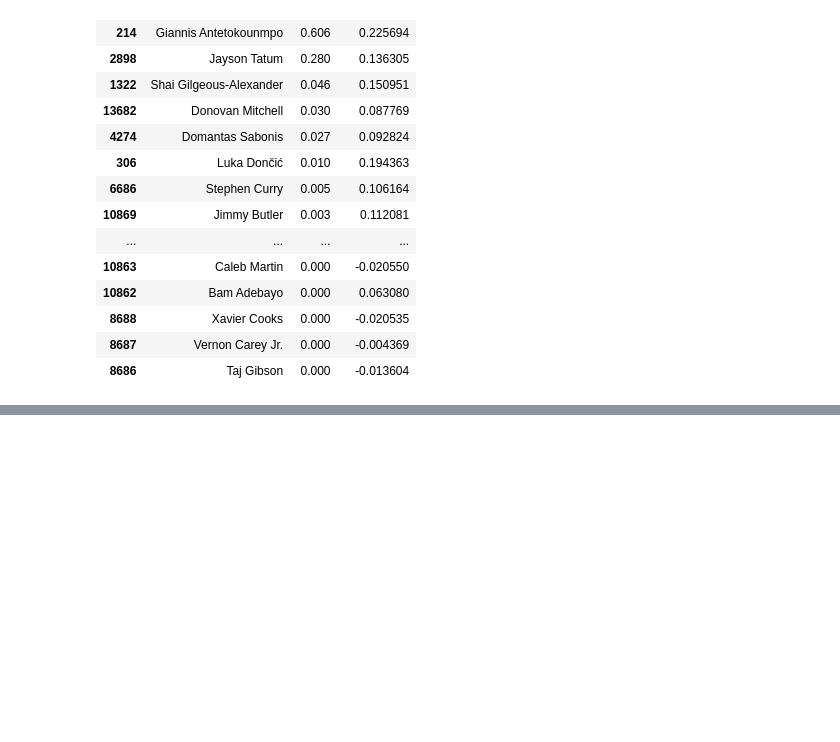
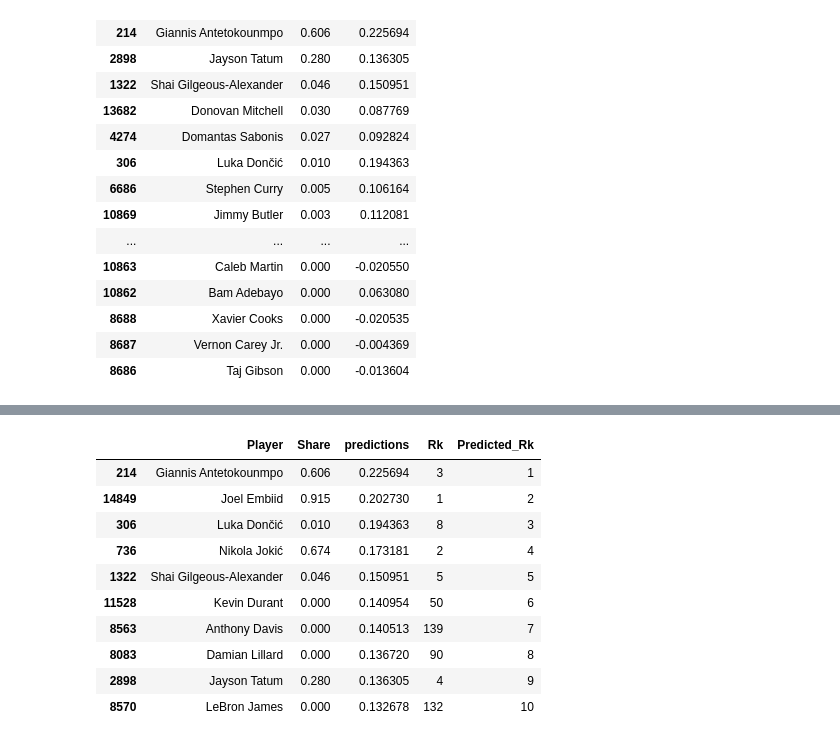
Before and after one commit to jhsu0811/nba-mvp-predictor, a Jupyter notebook: machine_learning.ipynb, the cells around one changed output, grey strips where cells are left out. Drawn from its saved outputs; the diff is of its cells as text; code cells hidden in the pictures; blank space fills up the shorter version.

```diff
--- a/machine_learning.ipynb
+++ b/machine_learning.ipynb
@@ -129,0 +154,3 @@ combination.sort_values("Share", ascending=False).head(20)
+# %%
+combination = combination.sort_values("Share", ascending=False)
+combination["Rk"] = list(range(1,combination.shape[0]+1))
@@ -129,0 +171,17 @@ combination.sort_values("Share", ascending=False).head(20)
+# %%
+combination = combination.sort_values("predictions", ascending=False)
+combination["Predicted_Rk"] = list(range(1,combination.shape[0]+1))
+# %%
+combination.head(10)
+# %% [output]
+|  | Player | Share | predictions | Rk | Predicted_Rk |
+| 214 | Giannis Antetokounmpo | 0.606 | 0.225694 | 3 | 1 |
+| 14849 | Joel Embiid | 0.915 | 0.202730 | 1 | 2 |
+| 306 | Luka Dončić | 0.010 | 0.194363 | 8 | 3 |
+| 736 | Nikola Jokić | 0.674 | 0.173181 | 2 | 4 |
+| 1322 | Shai Gilgeous-Alexander | 0.046 | 0.150951 | 5 | 5 |
+| 11528 | Kevin Durant | 0.000 | 0.140954 | 50 | 6 |
+| 8563 | Anthony Davis | 0.000 | 0.140513 | 139 | 7 |
+| 8083 | Damian Lillard | 0.000 | 0.136720 | 90 | 8 |
+| 2898 | Jayson Tatum | 0.280 | 0.136305 | 4 | 9 |
+| 8570 | LeBron James | 0.000 | 0.132678 | 132 | 10 |
```
Also changed, not shown: parts of 17 cells of this notebook.
